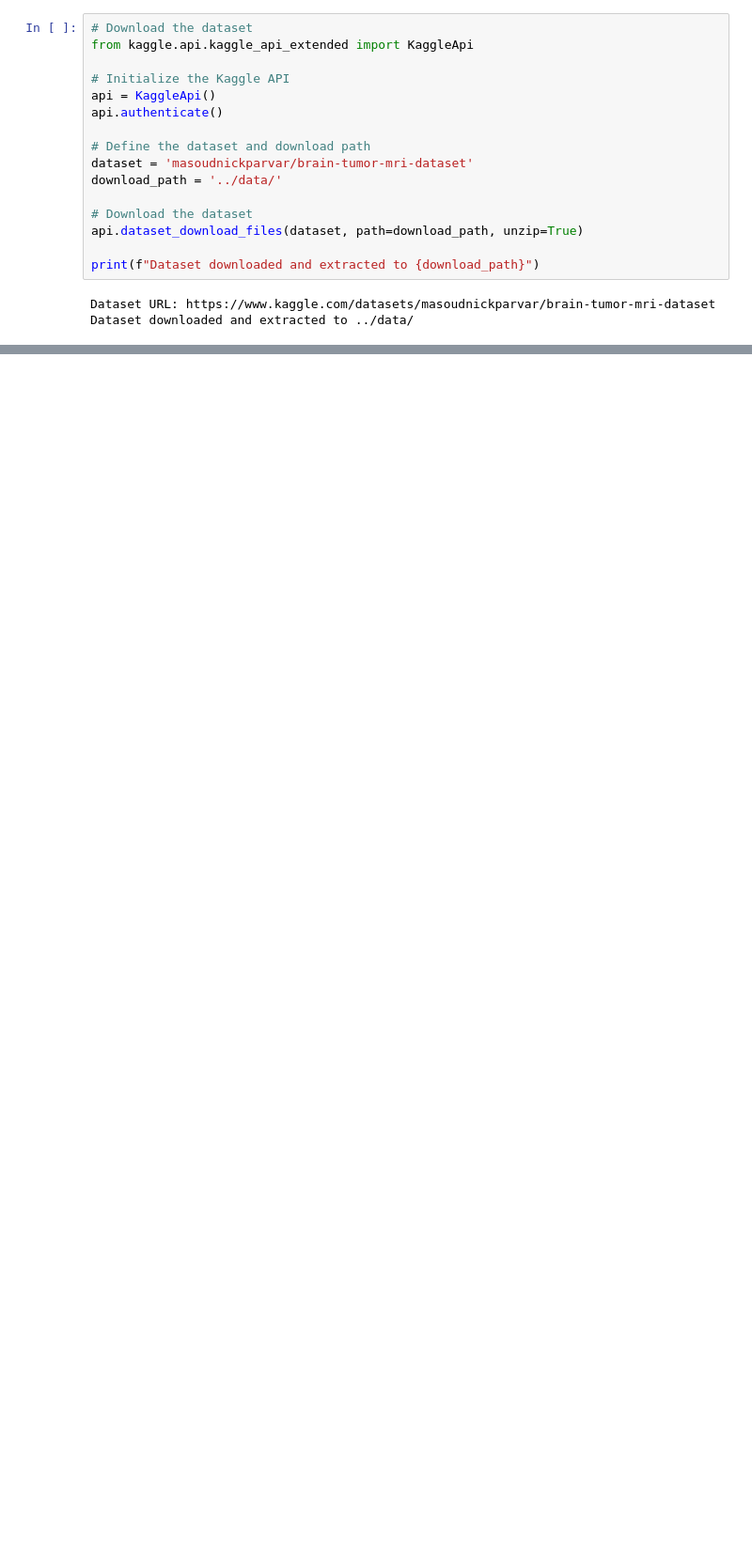
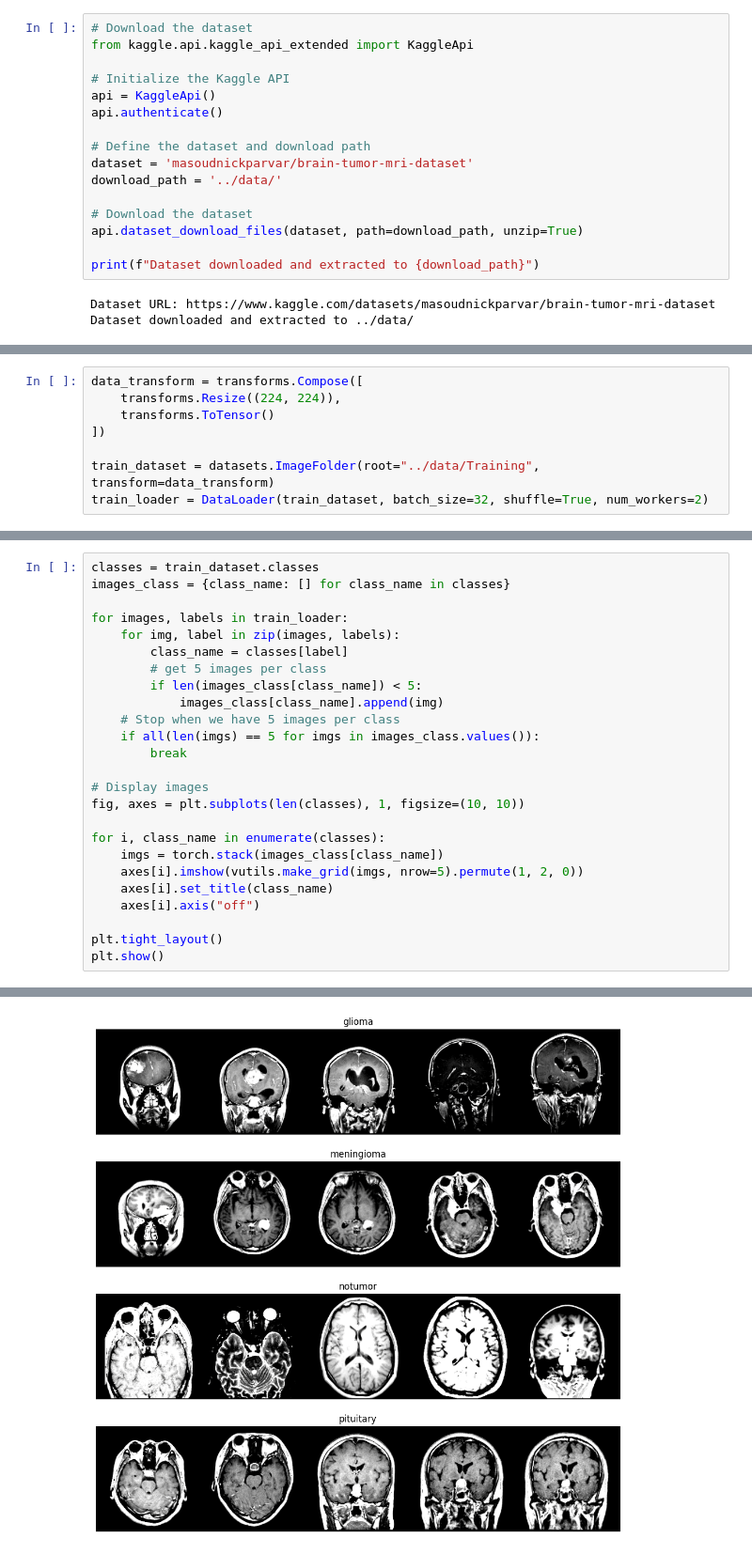
Before and after one commit to jesdin/Brain-Tumor-Classification, a Jupyter notebook: notebooks/explore.ipynb, the cells around one changed output, grey strips where cells are left out. Shown at 94% size. Cells and saved outputs as stored; diff of their text form; blank space fills up the shorter version.

```diff
--- a/notebooks/explore.ipynb
+++ b/notebooks/explore.ipynb
@@ -44,0 +27,8 @@ Dataset downloaded and extracted to ../data/
+# %%
+data_transform = transforms.Compose([
+    transforms.Resize((224, 224)),
+    transforms.ToTensor()
+])
+
+train_dataset = datasets.ImageFolder(root="../data/Training", transform=data_transform)
+train_loader = DataLoader(train_dataset, batch_size=32, shuffle=True, num_workers=2)
@@ -44,0 +103,26 @@ Dataset downloaded and extracted to ../data/
+# %%
+classes = train_dataset.classes
+images_class = {class_name: [] for class_name in classes}
+
+for images, labels in train_loader:
+    for img, label in zip(images, labels):
+        class_name = classes[label]
+        # get 5 images per class
+        if len(images_class[class_name]) < 5:
+            images_class[class_name].append(img)
+    # Stop when we have 5 images per class
+    if all(len(imgs) == 5 for imgs in images_class.values()):
+        break
+
+# Display images
+fig, axes = plt.subplots(len(classes), 1, figsize=(10, 10))
+
+for i, class_name in enumerate(classes):
+    imgs = torch.stack(images_class[class_name])
+    axes[i].imshow(vutils.make_grid(imgs, nrow=5).permute(1, 2, 0))
+    axes[i].set_title(class_name)
+    axes[i].axis("off")
+
+plt.tight_layout()
+plt.show()
+# %% [output]
@@ -44,0 +133 @@ Dataset downloaded and extracted to ../data/
+[figure, added]
```
Also changed, not shown: parts of 9 cells of this notebook.
